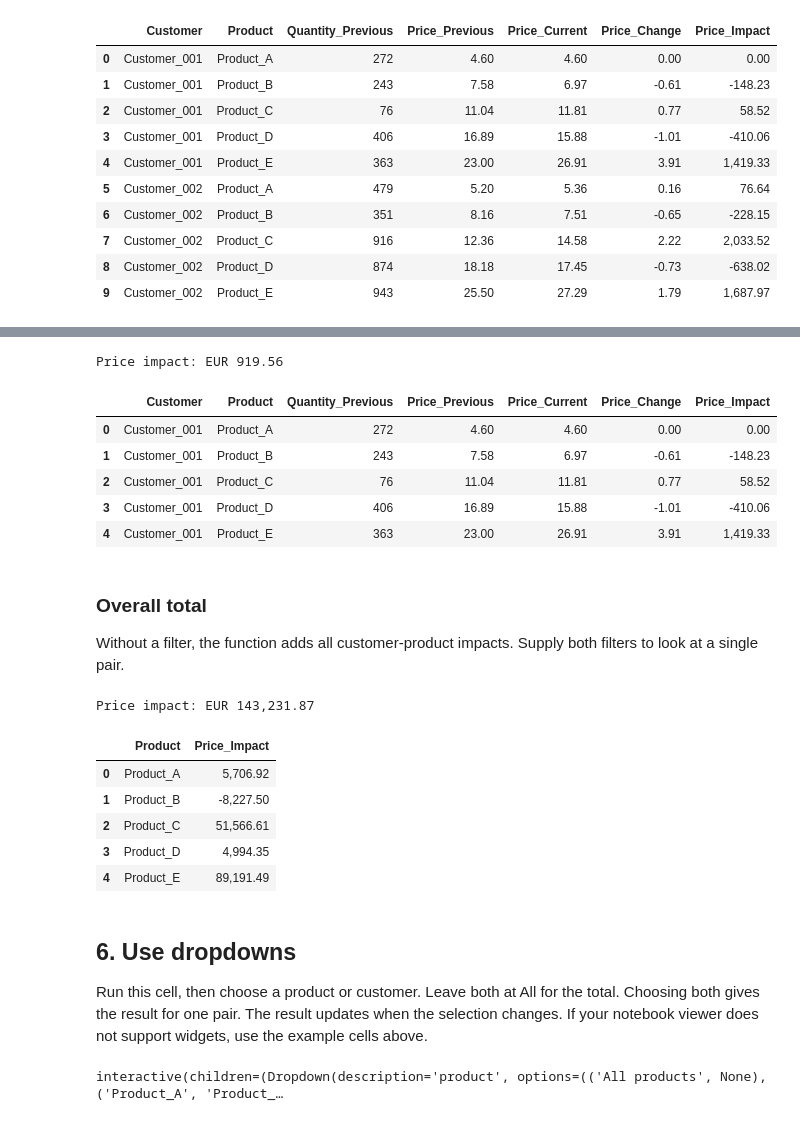
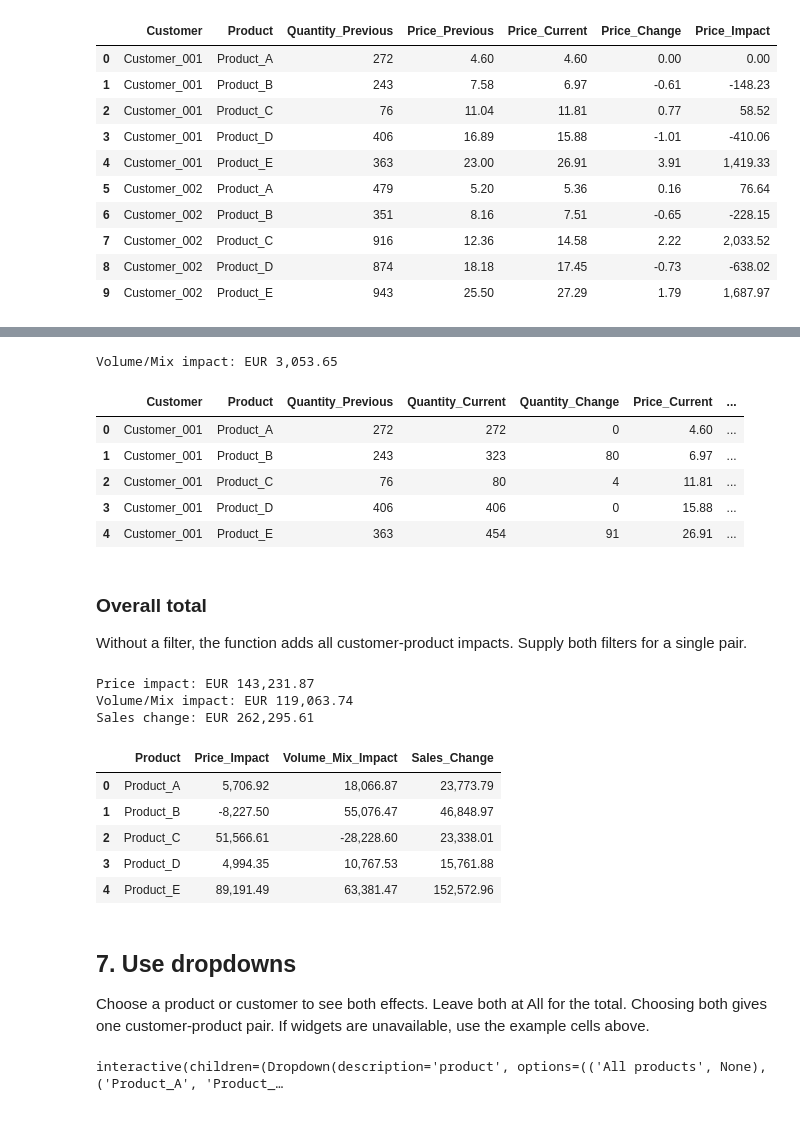
Before and after one commit to StoyanBachvarov/High-School-Math-Exam, a Jupyter notebook: sales_variance_analysis_implementation.ipynb, the cells around one changed output, grey strips where cells are left out. Drawn from its saved outputs; the diff is of its cells as text; code cells hidden in the pictures.

```diff
--- a/sales_variance_analysis_implementation.ipynb
+++ b/sales_variance_analysis_implementation.ipynb
@@ -184,35 +260,39 @@ The table shows the five product contributions that make up the customer total.
 # %%
 selected_customer = "Customer_001"
-show_price_impact(customer=selected_customer)
+show_volume_mix_impact(customer=selected_customer)
 # %% [output]
-Price impact: EUR 919.56
+Volume/Mix impact: EUR 3,053.65
-|  | Customer | Product | Quantity_Previous | Price_Previous | Price_Current | Price_Change | Price_Impact |
-| 0 | Customer_001 | Product_A | 272 | 4.60 | 4.60 | 0.00 | 0.00 |
-| 1 | Customer_001 | Product_B | 243 | 7.58 | 6.97 | -0.61 | -148.23 |
-| 2 | Customer_001 | Product_C | 76 | 11.04 | 11.81 | 0.77 | 58.52 |
-| 3 | Customer_001 | Product_D | 406 | 16.89 | 15.88 | -1.01 | -410.06 |
-| 4 | Customer_001 | Product_E | 363 | 23.00 | 26.91 | 3.91 | 1,419.33 |
+|  | Customer | Product | Quantity_Previous | Quantity_Current | Quantity_Change | Price_Current | ... |
+| 0 | Customer_001 | Product_A | 272 | 272 | 0 | 4.60 | ... |
+| 1 | Customer_001 | Product_B | 243 | 323 | 80 | 6.97 | ... |
+| 2 | Customer_001 | Product_C | 76 | 80 | 4 | 11.81 | ... |
+| 3 | Customer_001 | Product_D | 406 | 406 | 0 | 15.88 | ... |
+| 4 | Customer_001 | Product_E | 363 | 454 | 91 | 26.91 | ... |
 # %% [markdown]
 ### Overall total
 
-Without a filter, the function adds all customer-product impacts. Supply both filters to look at a single pair.
+Without a filter, the function adds all customer-product impacts. Supply both filters for a single pair.
-# %%
-show_price_impact()
-
-# Example for one pair:
-# show_price_impact(product="Product_B", customer="Customer_001")
-# %% [output]
-Price impact: EUR 143,231.87
-|  | Product | Price_Impact |
-| 0 | Product_A | 5,706.92 |
-| 1 | Product_B | -8,227.50 |
-| 2 | Product_C | 51,566.61 |
-| 3 | Product_D | 4,994.35 |
-| 4 | Product_E | 89,191.49 |
+# %%
+show_impacts()
+
+# Other examples:
+# show_price_impact(product="Product_A")
+# show_impacts(customer="Customer_001")
+# show_volume_mix_impact(product="Product_B", customer="Customer_001")
+# %% [output]
+Price impact: EUR 143,231.87
+Volume/Mix impact: EUR 119,063.74
+Sales change: EUR 262,295.61
+|  | Product | Price_Impact | Volume_Mix_Impact | Sales_Change |
+| 0 | Product_A | 5,706.92 | 18,066.87 | 23,773.79 |
+| 1 | Product_B | -8,227.50 | 55,076.47 | 46,848.97 |
+| 2 | Product_C | 51,566.61 | -28,228.60 | 23,338.01 |
+| 3 | Product_D | 4,994.35 | 10,767.53 | 15,761.88 |
+| 4 | Product_E | 89,191.49 | 63,381.47 | 152,572.96 |
 # %% [markdown]
-## 6. Use dropdowns
+## 7. Use dropdowns
 
-Run this cell, then choose a product or customer. Leave both at All for the total. Choosing both gives the result for one pair. The result updates when the selection changes. If your notebook viewer does not support widgets, use the example cells above.
+Choose a product or customer to see both effects. Leave both at All for the total. Choosing both gives one customer-product pair. If widgets are unavailable, use the example cells above.
 # %%
 try:
     import ipywidgets as widgets
```
Also changed, not shown: parts of 17 cells of this notebook.
